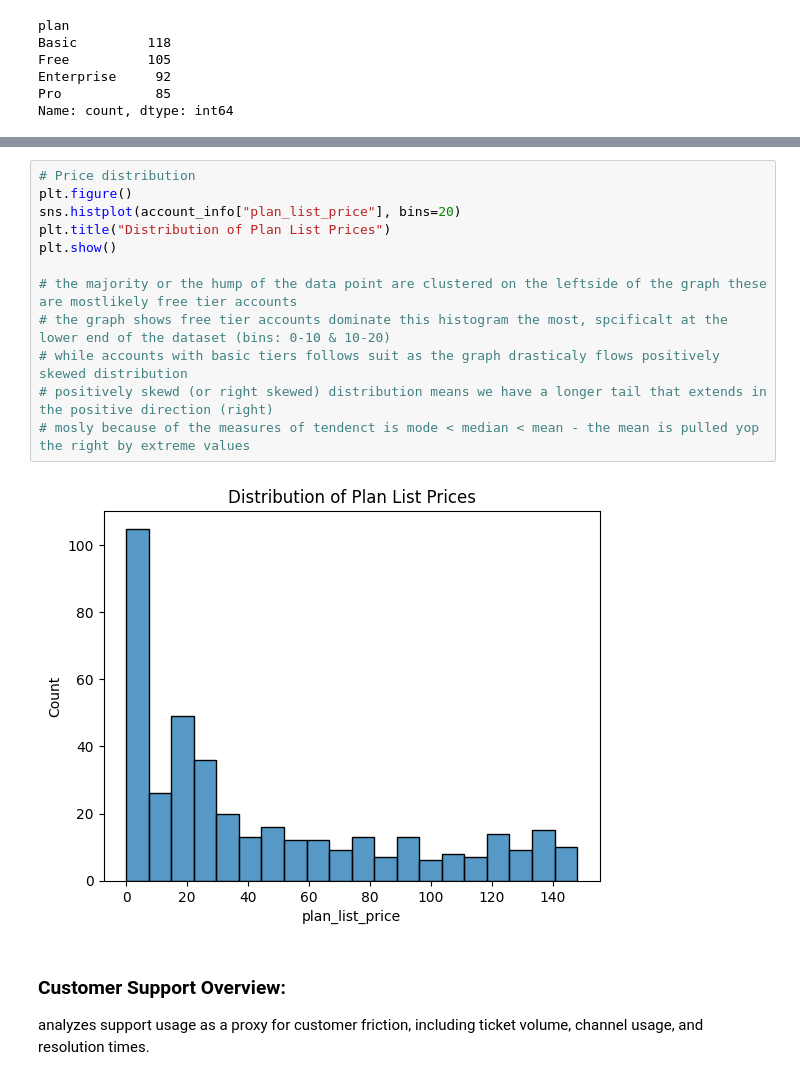
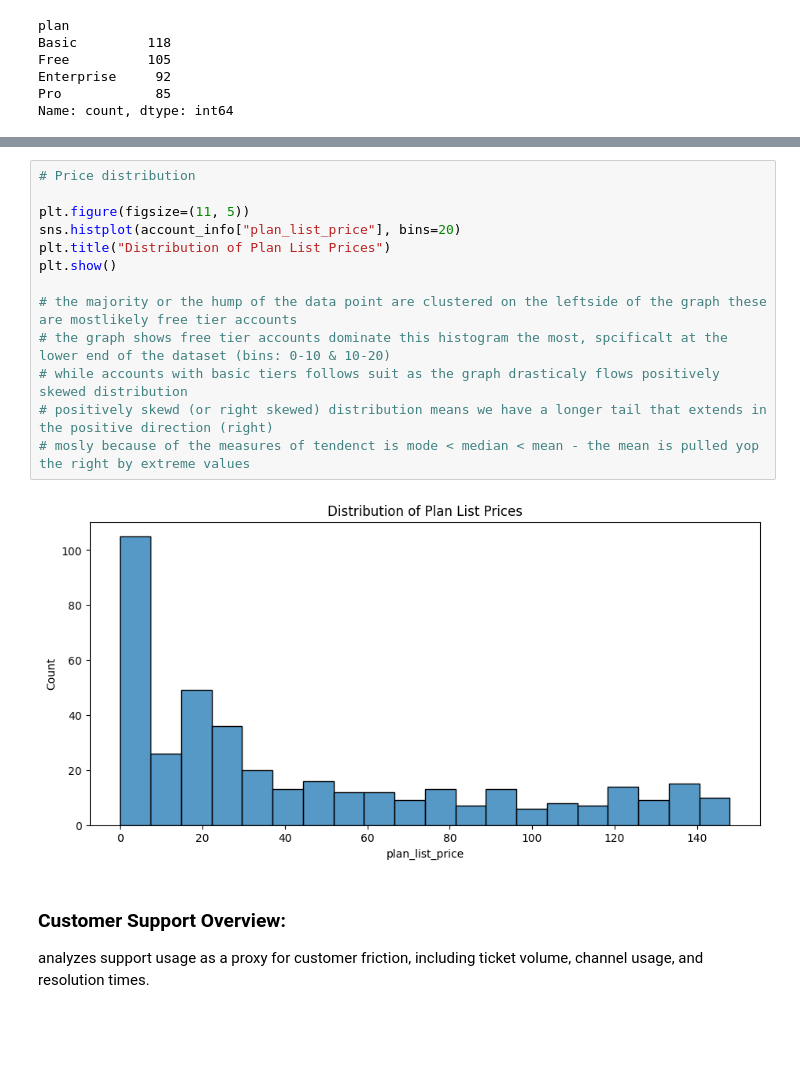
Before and after one commit to Playful-Cloud/customer-churn-behavior-analysis, a Jupyter notebook: notebooks/01_eda.ipynb, the cells around one changed output, grey strips where cells are left out. Cells and saved outputs as stored; diff of their text form; blank space fills up the shorter version.

```diff
--- a/notebooks/01_eda.ipynb
+++ b/notebooks/01_eda.ipynb
@@ -299,17 +302,18 @@ account_info.groupby("plan")["plan_list_price"].describe()
 # %%
 # Price distribution
-plt.figure()
+
+plt.figure(figsize=(11, 5))
 sns.histplot(account_info["plan_list_price"], bins=20)
 plt.title("Distribution of Plan List Prices")
 plt.show()
 
 # the majority or the hump of the data point are clustered on the leftside of the graph these are mostlikely free tier accounts
 # the graph shows free tier accounts dominate this histogram the most, spcificalt at the lower end of the dataset (bins: 0-10 & 10-20)
 # while accounts with basic tiers follows suit as the graph drasticaly flows positively skewed distribution
 # positively skewd (or right skewed) distribution means we have a longer tail that extends in the positive direction (right)
 # mosly because of the measures of tendenct is mode < median < mean - the mean is pulled yop the right by extreme values
 # %% [output]
-[figure, old version]
+[figure, new version]
 # %% [markdown]
 ### Customer Support Overview:
 
```
Also changed, not shown: parts of 6 cells of this notebook.
